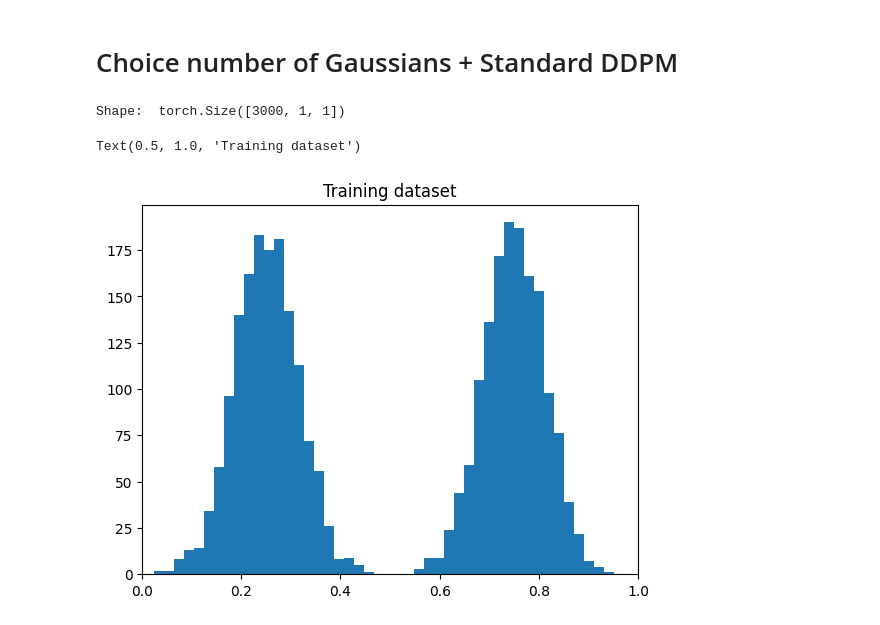
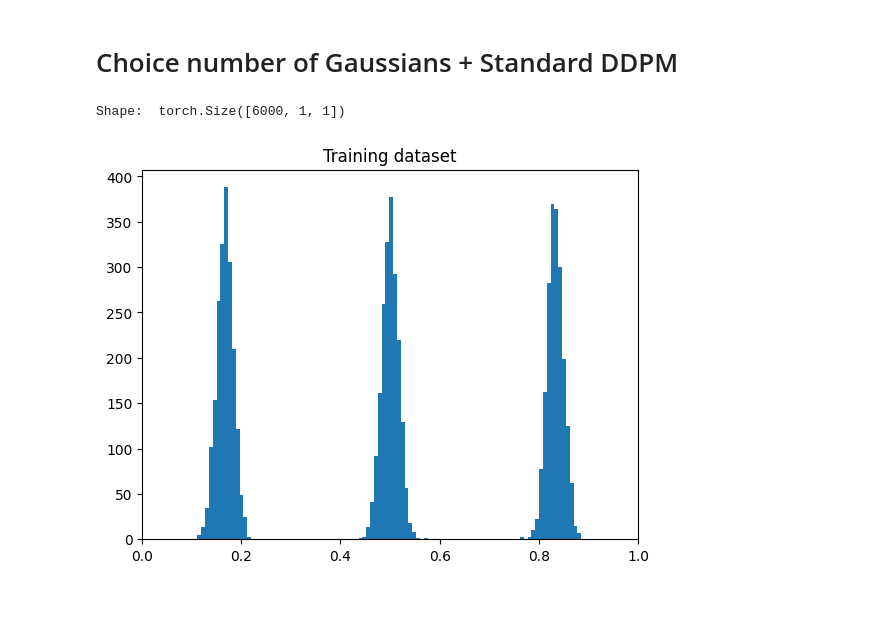
Before and after one commit to oatmeallover/parallel_tempering, a Jupyter notebook: parallel_toy.ipynb, the cells around one changed output. Cells and saved outputs as stored; diff of their text form; code cells hidden in the pictures.

```diff
--- a/parallel_toy.ipynb
+++ b/parallel_toy.ipynb
@@ -12,8 +14,8 @@ mode = "training"
 # %%
 def gauss_train_dataset(num_gaussians, num_points):
 
-    means = torch.linspace(0, 1, num_gaussians + 3)
-    stds = 0.125/num_gaussians
+    means = torch.linspace(0, 1, num_gaussians * 2 + 1)
+    stds = std_data/num_gaussians
 
     training_data = []
 
@@ -23,18 +25,19 @@ def gauss_train_dataset(num_gaussians, num_points):
         training_data.append(single_gauss)
     stacked_data = torch.cat(training_data)
     return stacked_data.unsqueeze(-1).unsqueeze(-1)
+
+def plot_dataset(training_seq, title):
+
+    hist = plt.hist(training_seq[:,0], bins = 100)
+    plt.xlim(0,1)
+    plt.title(title)
 # %%
 training_seq = gauss_train_dataset(num_gaussians, num_points)
 print("Shape: ", training_seq.shape)
+plot_dataset(training_seq, "Training dataset")
 # %% [output]
-Shape:  torch.Size([3000, 1, 1])
+Shape:  torch.Size([6000, 1, 1])
+[figure, added]
-# %%
-hist = plt.hist(training_seq[:,0], bins = 50)
-plt.xlim(0,1)
-plt.title("Training dataset")
-# %% [output]
-Text(0.5, 1.0, 'Training dataset')
-[figure, removed]
 # %%
 model = Unet1D(
     dim = 64,
```
Also changed, not shown: parts of 7 cells of this notebook, 4 other files.
